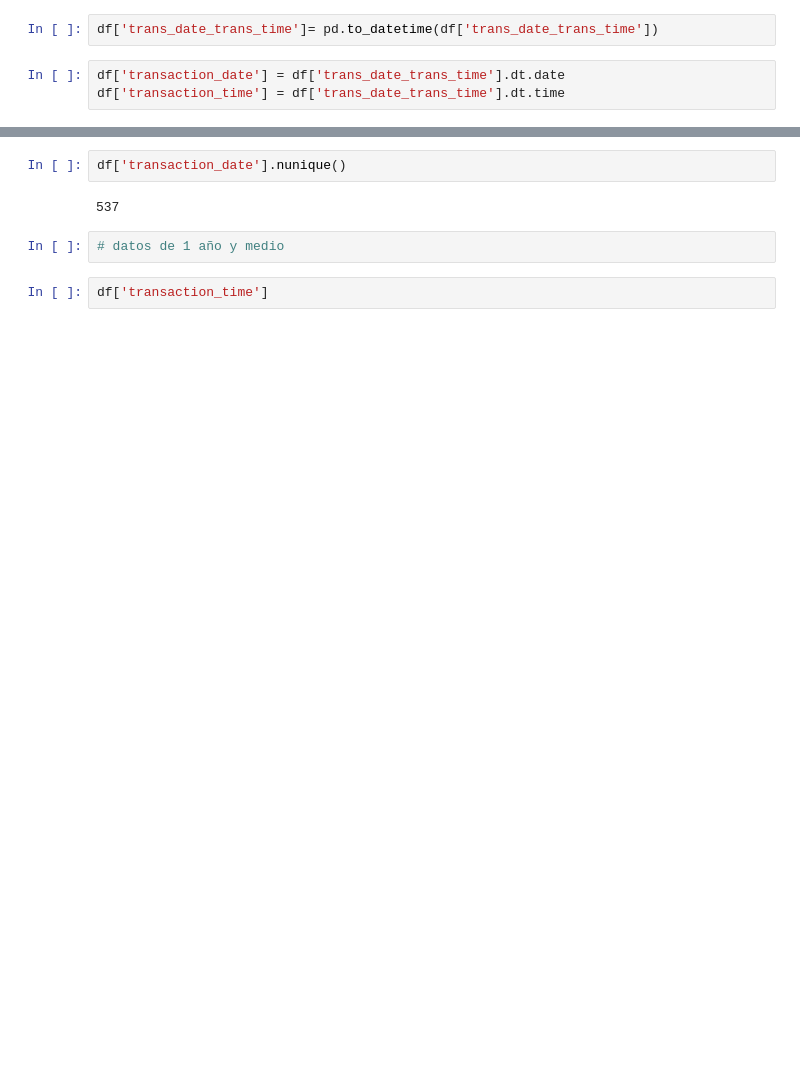
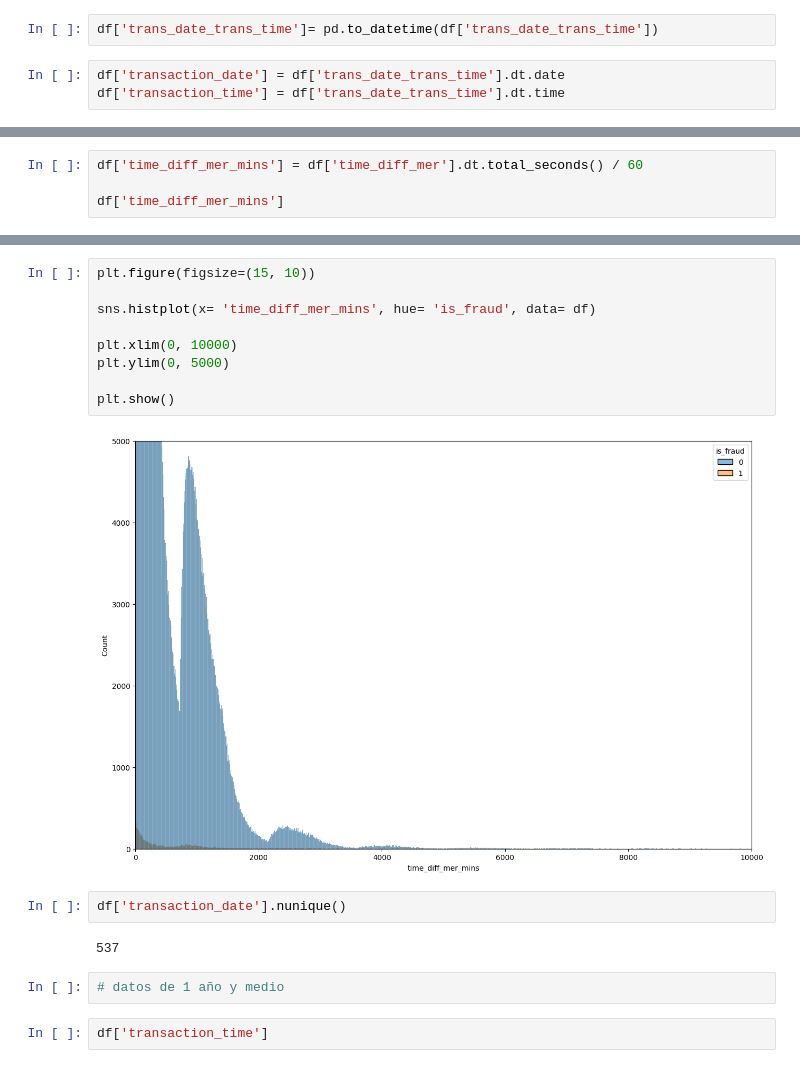
Before and after one commit to rafamd1/ENTREGA_ML, a Jupyter notebook: Proyecto ML.ipynb, the cells around one changed output, grey strips where cells are left out. Saved outputs shown, nothing was run; the diff lists cells and outputs as text; blank space fills up the shorter version.

```diff
--- a/Proyecto ML.ipynb
+++ b/Proyecto ML.ipynb
@@ -388,0 +658,4 @@ df['transaction_time'] = df['trans_date_trans_time'].dt.time
+# %%
+df['time_diff_mer_mins'] = df['time_diff_mer'].dt.total_seconds() / 60
+
+df['time_diff_mer_mins']
@@ -389,3 +675,14 @@ df['transaction_time'] = df['trans_date_trans_time'].dt.time
+# %%
+plt.figure(figsize=(15, 10))
+
+sns.histplot(x= 'time_diff_mer_mins', hue= 'is_fraud', data= df)
+
+plt.xlim(0, 10000)
+plt.ylim(0, 5000)
+
+plt.show()
+# %% [output]
+[figure, added]
 # %%
 df['transaction_date'].nunique()
 # %% [output]
```
Also changed, not shown: parts of 254 cells of this notebook.
